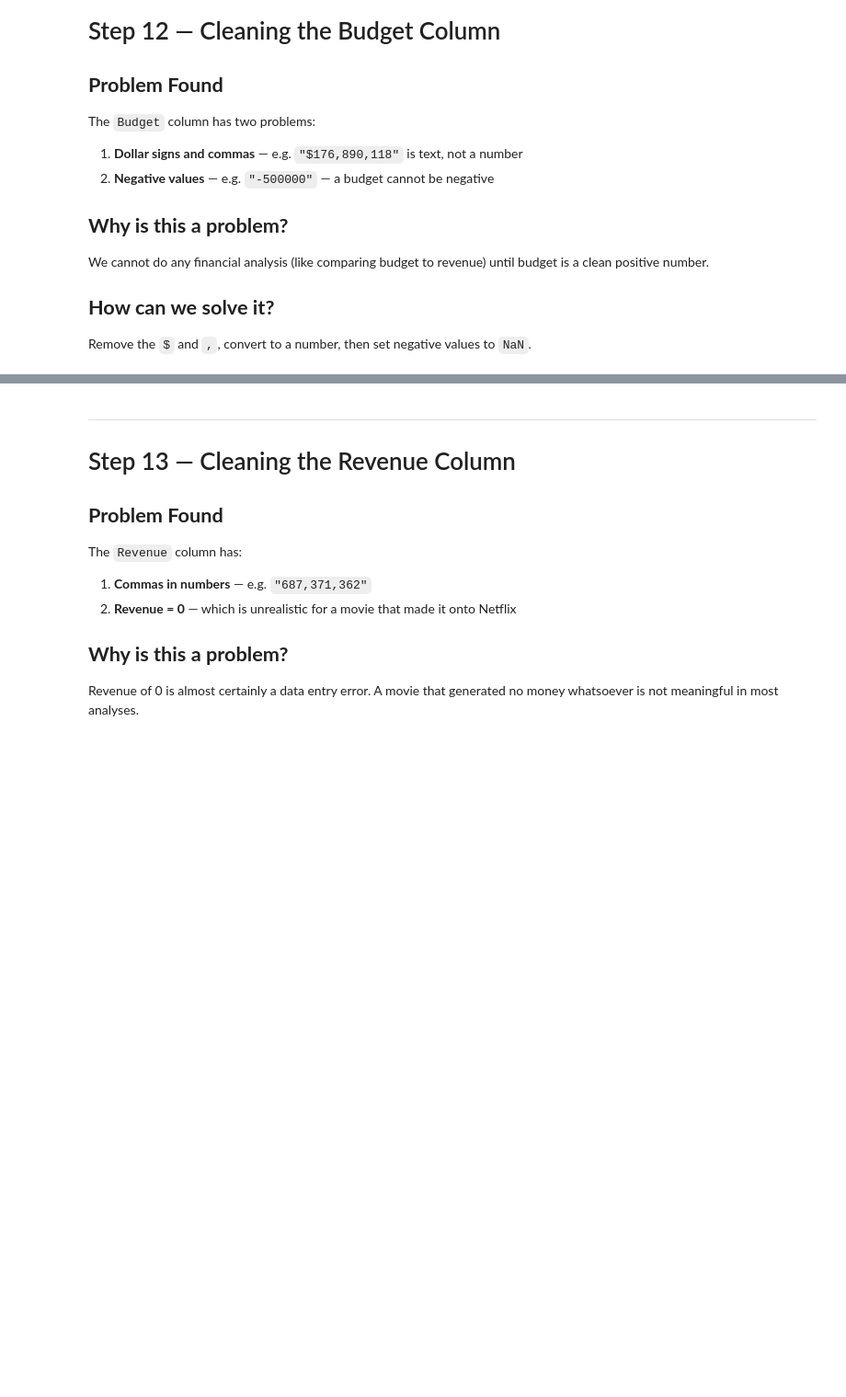
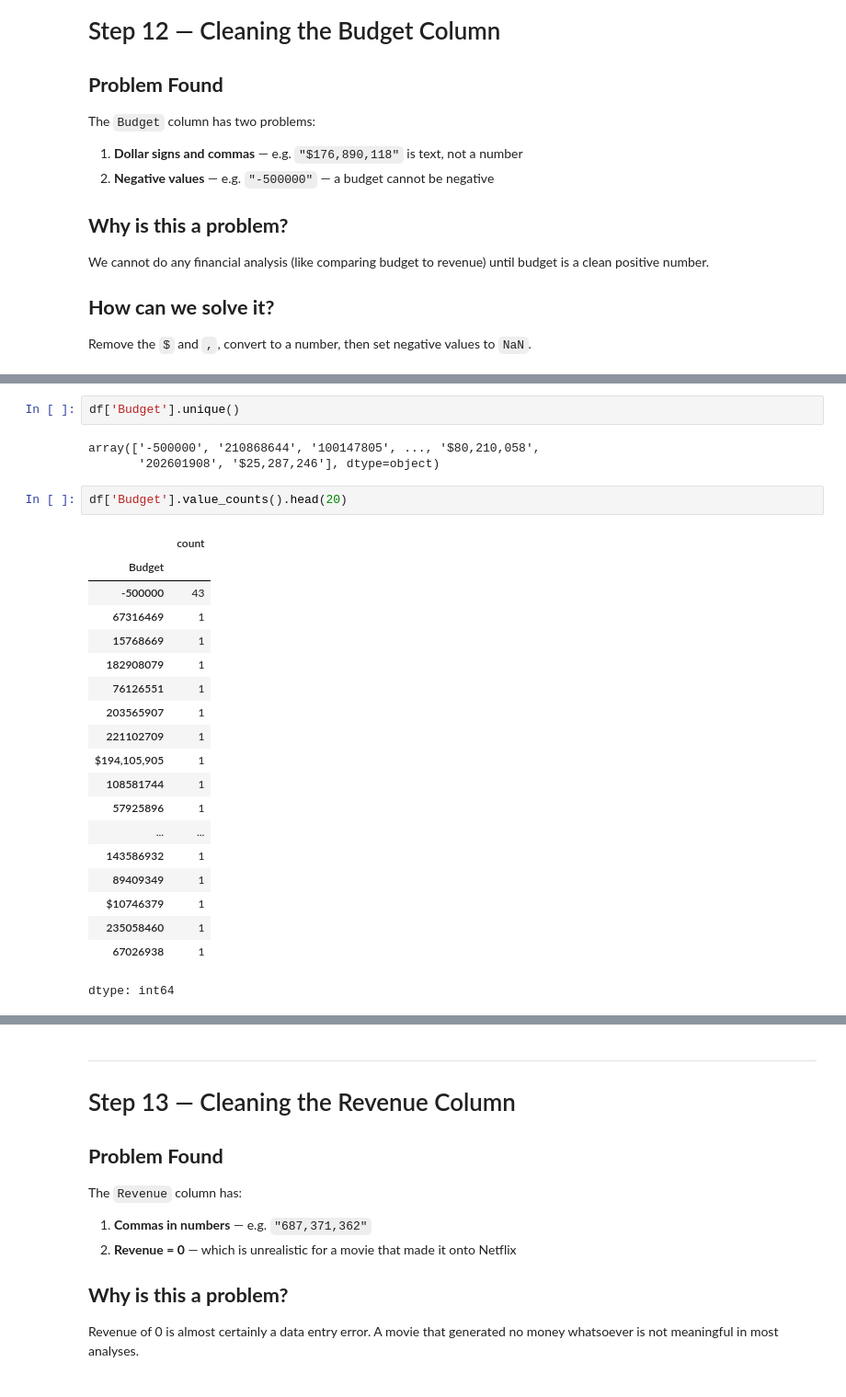
Before and after one commit to suyogy1-bot/Numpy, a Jupyter notebook: Class_notes/netflix_cleaning.ipynb, the cells around one changed output, grey strips where cells are left out. Shown at 92% size. Saved outputs shown, nothing was run; the diff lists cells and outputs as text; blank space fills up the shorter version.

```diff
--- a/Class_notes/netflix_cleaning.ipynb
+++ b/Class_notes/netflix_cleaning.ipynb
@@ -906,0 +970,27 @@ Remove the `$` and `,`, convert to a number, then set negative values to `NaN`.
+# %%
+df['Budget'].unique()
+# %% [output]
+array(['-500000', '210868644', '100147805', ..., '$80,210,058',
+       '202601908', '$25,287,246'], dtype=object)
+# %%
+df['Budget'].value_counts().head(20)
+# %% [output]
+|  | count |
+| Budget |  |
+| -500000 | 43 |
+| 67316469 | 1 |
+| 15768669 | 1 |
+| 182908079 | 1 |
+| 76126551 | 1 |
+| 203565907 | 1 |
+| 221102709 | 1 |
+| $194,105,905 | 1 |
+| 108581744 | 1 |
+| 57925896 | 1 |
+| ... | ... |
+| 143586932 | 1 |
+| 89409349 | 1 |
+| $10746379 | 1 |
+| 235058460 | 1 |
+| 67026938 | 1 |
+dtype: int64
```
Also changed, not shown: parts of 22 cells of this notebook.
